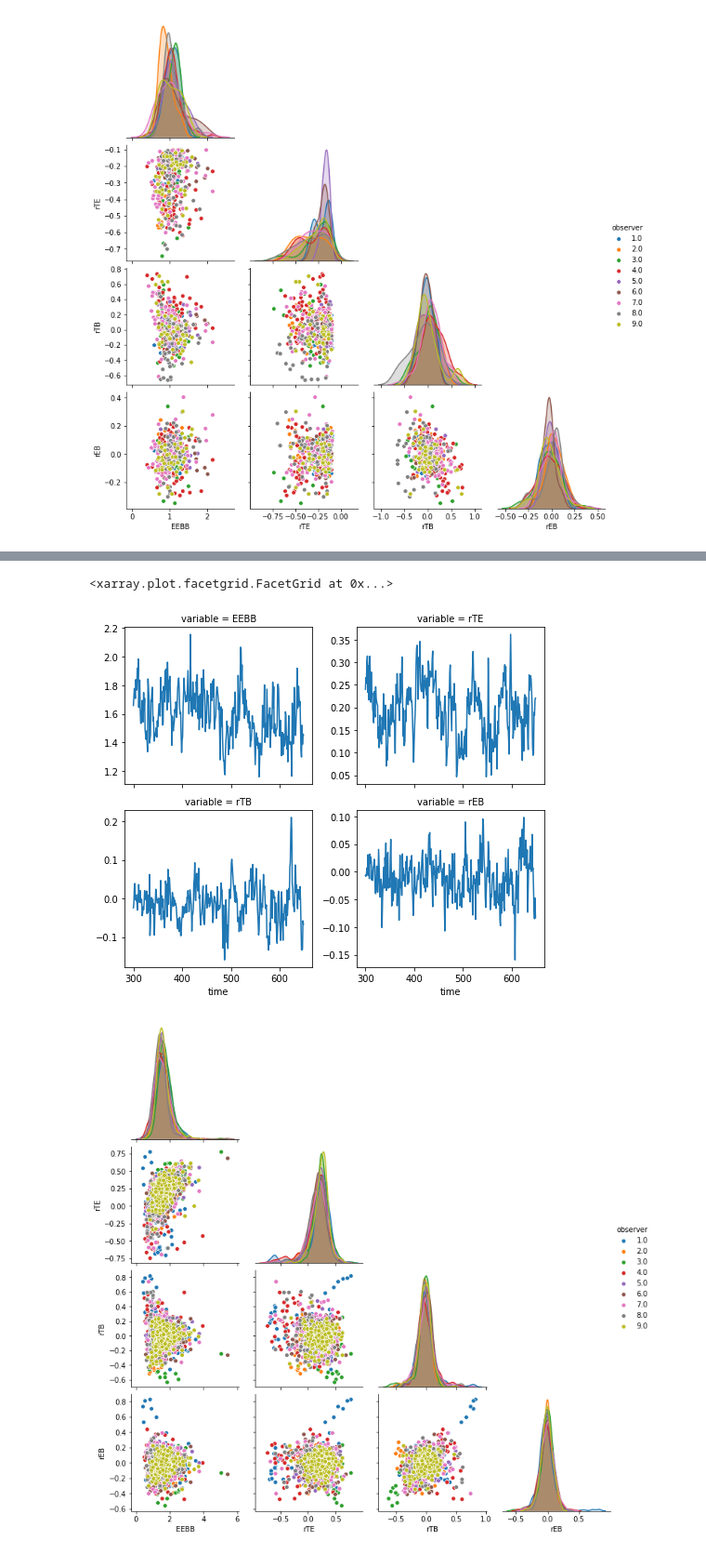
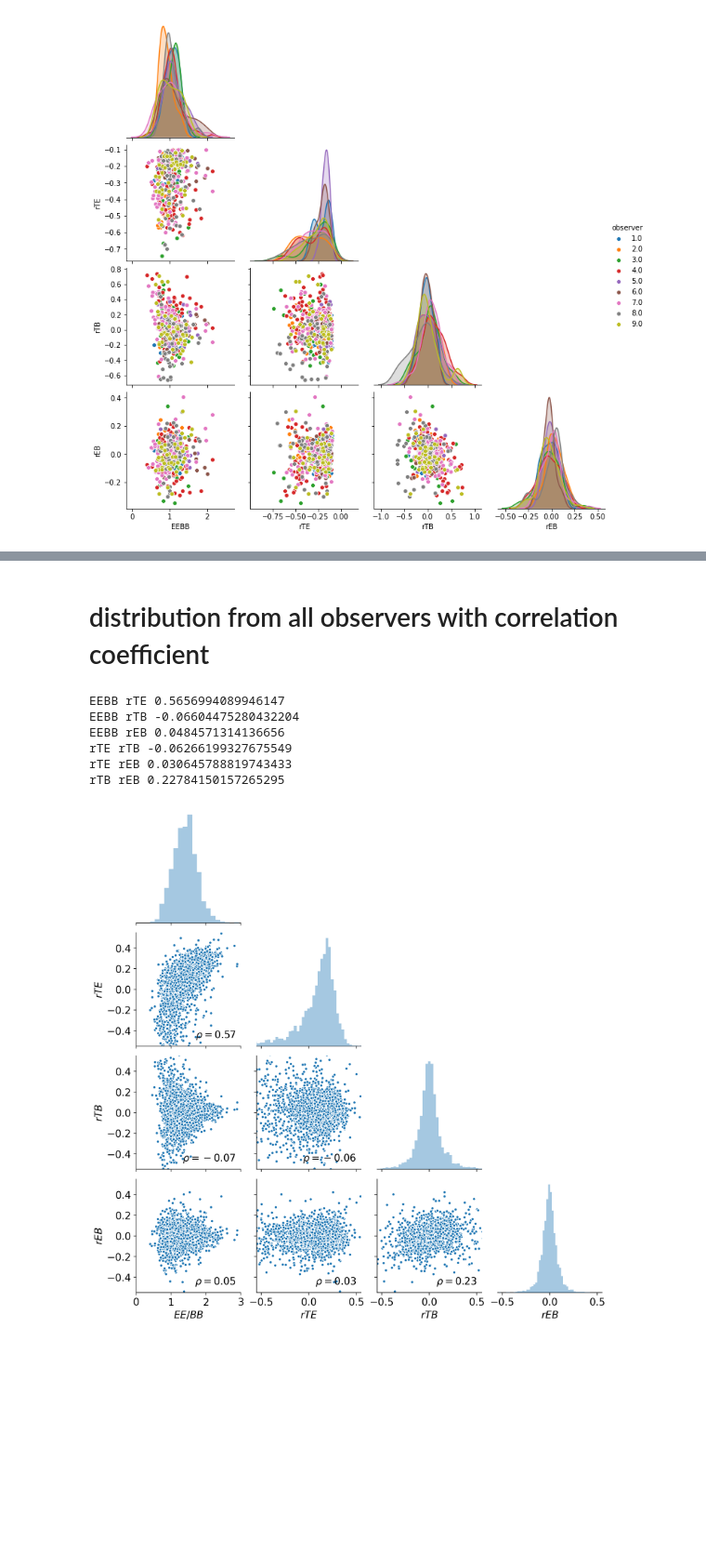
Before and after one commit to changgoo/TIGRESS-TB-EB, a Jupyter notebook: notebook/namaster-cl-correlation.ipynb, the cells around one changed output, grey strips where cells are left out. Shown at 93% size. Saved outputs shown, nothing was run; the diff lists cells and outputs as text; code cells hidden in the pictures; blank space fills up the shorter version.

```diff
--- a/notebook/namaster-cl-correlation.ipynb
+++ b/notebook/namaster-cl-correlation.ipynb
@@ -78,5 +71,0 @@ ratio['rEB'] = avg['EB']/np.sqrt(avg['BB']*avg['EE'])
-# %%
-ratio.mean(dim='observer').to_array().plot(col='variable',sharey=False,col_wrap=2)
-# %% [output]
-<xarray.plot.facetgrid.FacetGrid at 0x...>
-[figure, removed]
@@ -92,5 +72,52 @@ df=pd.concat(dlist,ignore_index=True)
-# %%
-g = sns.pairplot(df,hue='observer',dropna=True,corner=True)
-g.savefig('../figures/all_ratios_b60.png',bbox_inches='tight',dpi=200)
-# %% [output]
-[figure, removed]
+# %% [markdown]
+# distribution from all observers with correlation coefficient
+# %%
+def pair_plot_with_corr(df_selected):
+    g = sns.PairGrid(df_selected,diag_sharey=False,corner=True)
+    g.map_lower(sns.scatterplot, s=15)
+    g.map_diag(sns.distplot,kde=False)
+
+    labels=[r'$EE/BB$',
+            r'$rTE$',
+            r'$rTB$',
+            r'$rEB$'
+           ]
+
+    for ax,lab in zip(g.axes[1:,0],labels[1:]):
+        ax.set_ylabel(lab)
+    for ax,lab in zip(g.axes[-1,:],labels[:]):
+        ax.set_xlabel(lab)
+
+    corr = df_selected.corr()
+    for i,xv in enumerate(g.x_vars):
+        for j,yv in enumerate(g.y_vars[i+1:]):
+            plt.sca(g.axes[j+i+1,i])
+            plt.annotate(r'$\rho = {:.2f}$'.format(corr[xv][yv]),(0.95,0.05),
+                         ha='right',va='bottom',xycoords='axes fraction')
+            print(xv,yv,corr[xv][yv])
+    for i,xv in enumerate(g.x_vars):
+        plt.sca(g.axes[-1,i])
+        if (xv == 'EEBB'): plt.xlim(0,3)
+        elif (xv == 'rTE'): plt.xlim(-0.55,0.55)
+        elif (xv == 'rTB'): plt.xlim(-0.55,0.55)
+        elif (xv == 'rEB'): plt.xlim(-0.55,0.55)
+    for i,yv in enumerate(g.y_vars[1:]):
+        plt.sca(g.axes[i+1,0])
+        if (yv == 'EEBB'): plt.ylim(0,3)
+        elif (yv == 'rTE'): plt.ylim(-0.55,0.55)
+        elif (yv == 'rTB'): plt.ylim(-0.55,0.55)
+        elif (yv == 'rEB'): plt.ylim(-0.55,0.55)
+    return g
+# %%
+with plt.style.context({'figure.dpi':200,'font.size':14}):
+    df_selected = df[['EEBB','rTE','rTB','rEB']]
+    g = pair_plot_with_corr(df_selected)
+    g.savefig('../figures/all_corr_{}.png'.format(bcut),bbox_inches='tight',dpi=200)
+# %% [output]
+EEBB rTE 0.5656994089946147
+EEBB rTB -0.06604475280432204
+EEBB rEB 0.0484571314136656
+rTE rTB -0.06266199327675549
+rTE rEB 0.030645788819743433
+rTB rEB 0.22784150157265295
+[figure, added]
```
Also changed, not shown: parts of 17 cells of this notebook, 1 other file.
